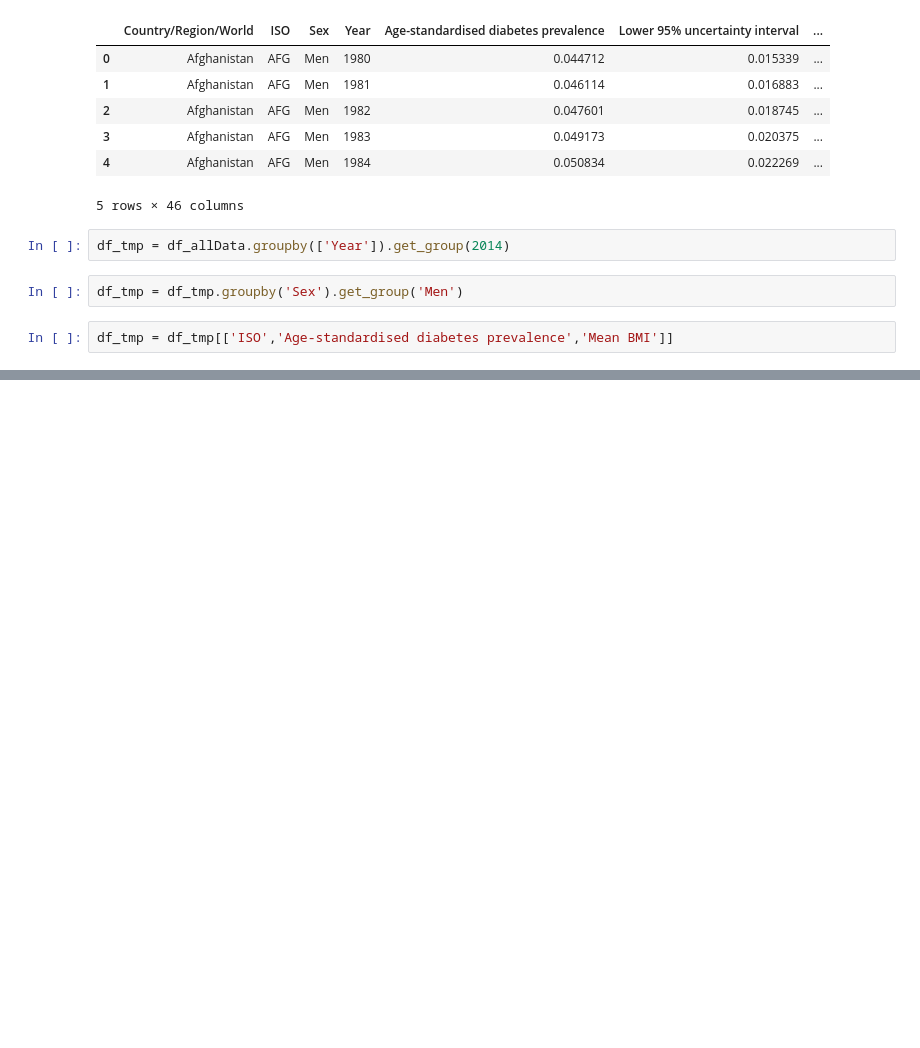
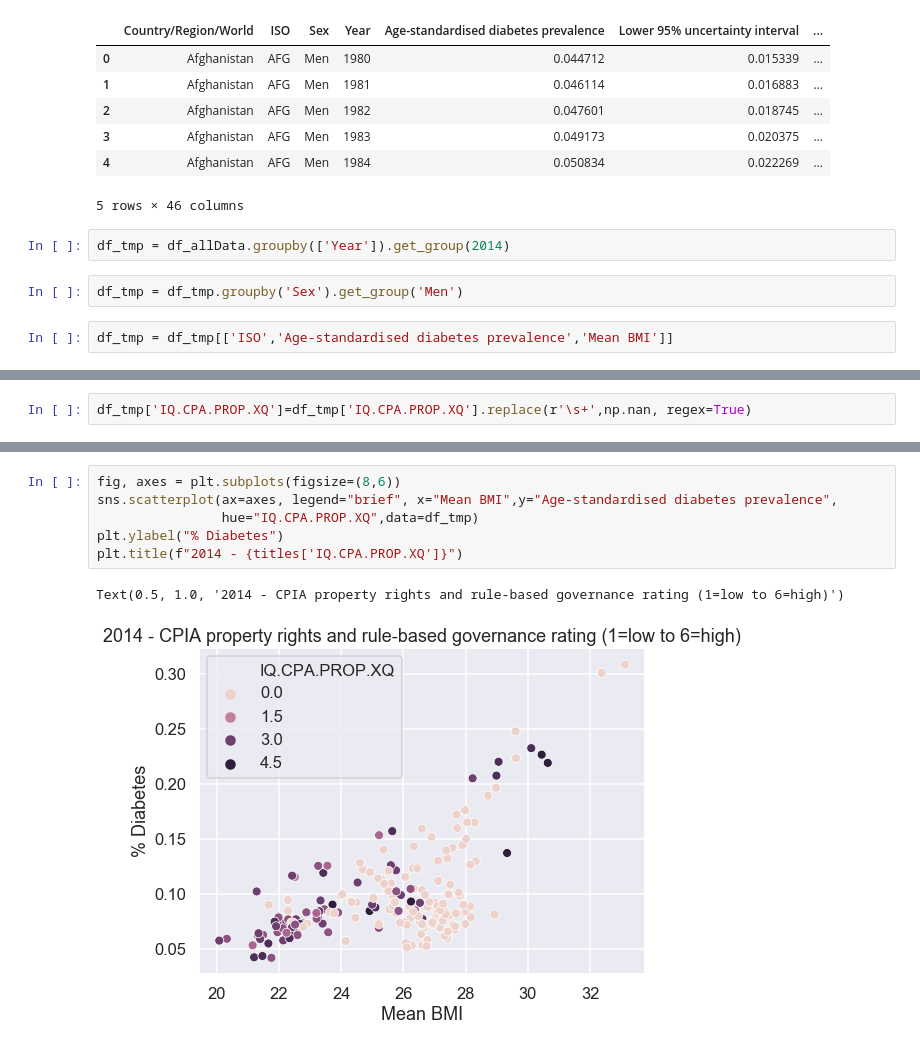
Before and after one commit to amateola7/Project-1-group4, a Jupyter notebook: ProjectOneDataAnalysis_SAH.ipynb, the cells around one changed output, grey strips where cells are left out. Cells and saved outputs as stored; diff of their text form; blank space fills up the shorter version.

```diff
--- a/ProjectOneDataAnalysis_SAH.ipynb
+++ b/ProjectOneDataAnalysis_SAH.ipynb
@@ -60,0 +71,2 @@ Text(0.5, 15.439999999999998, 'Mean BMI')
+# %%
+df_tmp['IQ.CPA.PROP.XQ']=df_tmp['IQ.CPA.PROP.XQ'].replace(r'\s+',np.nan, regex=True)
@@ -60,0 +82,9 @@ Text(0.5, 15.439999999999998, 'Mean BMI')
+# %%
+fig, axes = plt.subplots(figsize=(8,6))
+sns.scatterplot(ax=axes, legend="brief", x="Mean BMI",y="Age-standardised diabetes prevalence",
+                hue="IQ.CPA.PROP.XQ",data=df_tmp)
+plt.ylabel("% Diabetes")
+plt.title(f"2014 - {titles['IQ.CPA.PROP.XQ']}")
+# %% [output]
+Text(0.5, 1.0, '2014 - CPIA property rights and rule-based governance rating (1=low to 6=high)')
+[figure, added]
```
Also changed, not shown: parts of 11 cells of this notebook, 14 other files.
